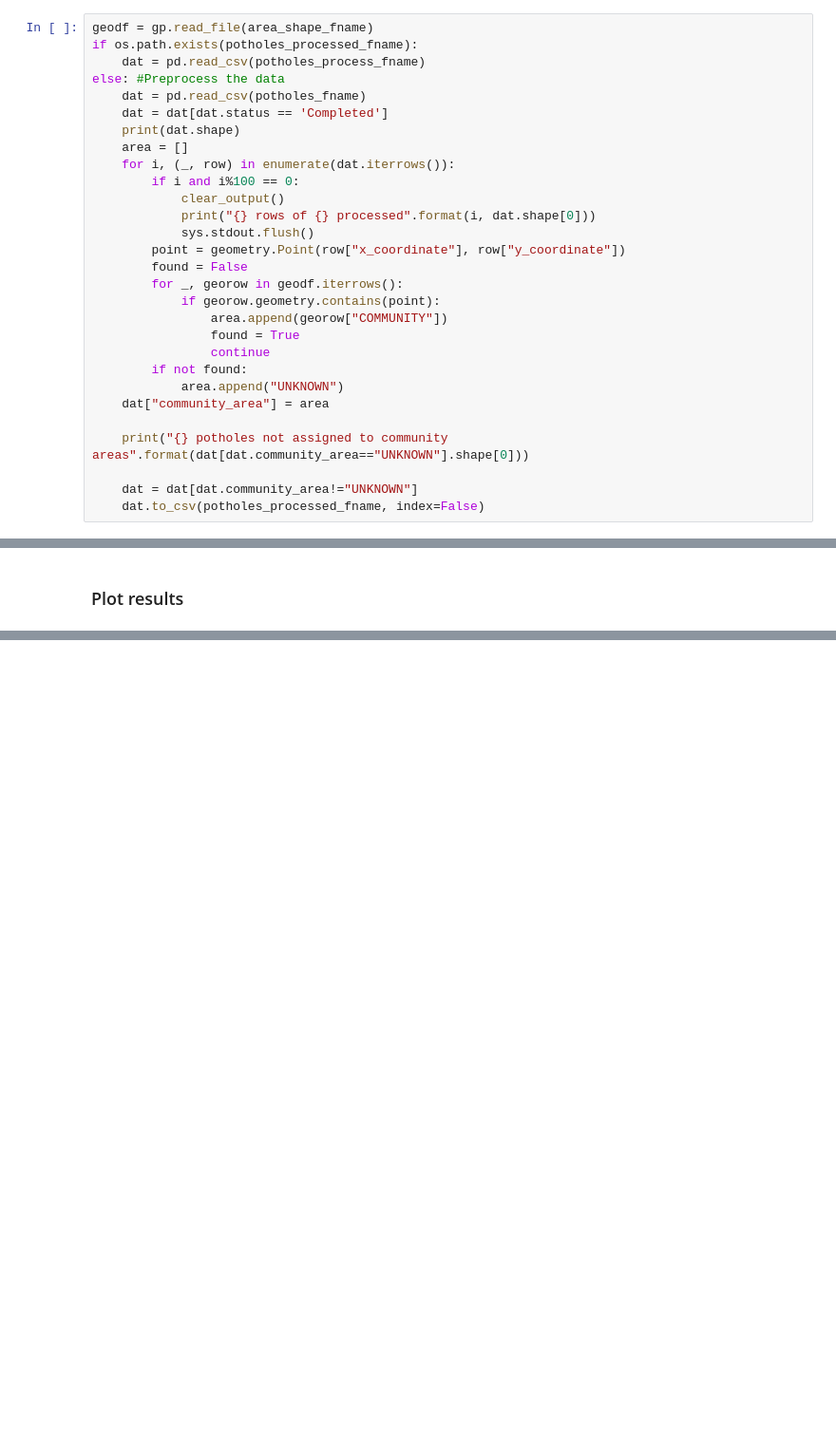
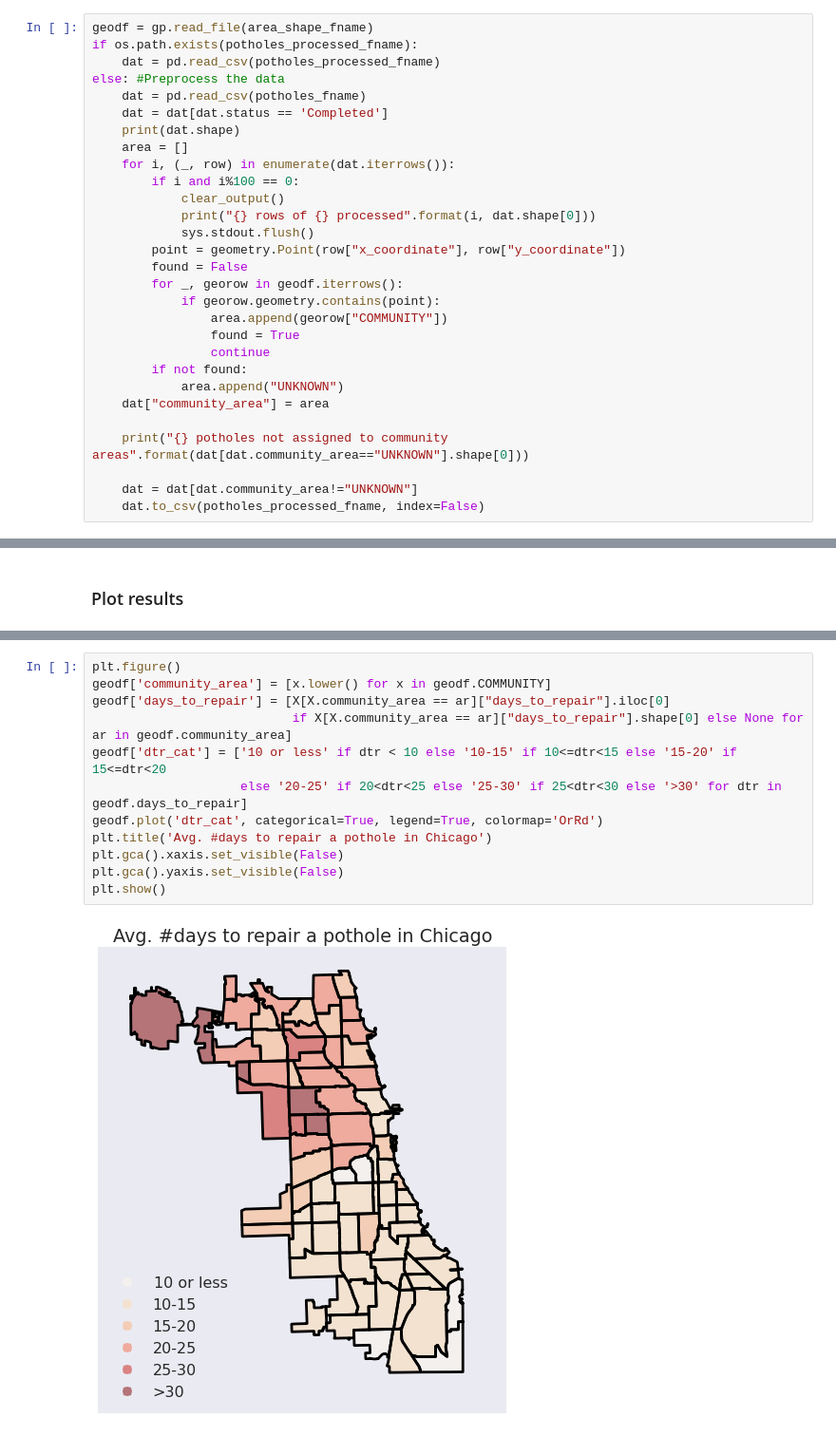
Before and after one commit to jrings/chicagodatacomp, a Jupyter notebook: notebooks/Potholes.ipynb, the cells around one changed output, grey strips where cells are left out. Shown at 95% size. Cells and saved outputs as stored; diff of their text form; blank space fills up the shorter version.

```diff
--- a/notebooks/Potholes.ipynb
+++ b/notebooks/Potholes.ipynb
@@ -36,7 +36,7 @@ sns.set_context('poster')
 # %%
 geodf = gp.read_file(area_shape_fname)
 if os.path.exists(potholes_processed_fname):
-    dat = pd.read_csv(potholes_process_fname)
+    dat = pd.read_csv(potholes_processed_fname)
 else: #Preprocess the data
     dat = pd.read_csv(potholes_fname)
     dat = dat[dat.status == 'Completed']
@@ -97,0 +96,14 @@ plt.show()
+# %%
+plt.figure()
+geodf['community_area'] = [x.lower() for x in geodf.COMMUNITY]
+geodf['days_to_repair'] = [X[X.community_area == ar]["days_to_repair"].iloc[0]
+                           if X[X.community_area == ar]["days_to_repair"].shape[0] else None for ar in geodf.community_area]
+geodf['dtr_cat'] = ['10 or less' if dtr < 10 else '10-15' if 10<=dtr<15 else '15-20' if 15<=dtr<20
+                    else '20-25' if 20<dtr<25 else '25-30' if 25<dtr<30 else '>30' for dtr in geodf.days_to_repair]
+geodf.plot('dtr_cat', categorical=True, legend=True, colormap='OrRd')
+plt.title('Avg. #days to repair a pothole in Chicago')
+plt.gca().xaxis.set_visible(False)
+plt.gca().yaxis.set_visible(False)
+plt.show()
+# %% [output]
+[figure, added]
```
Also changed, not shown: parts of 4 cells of this notebook.
